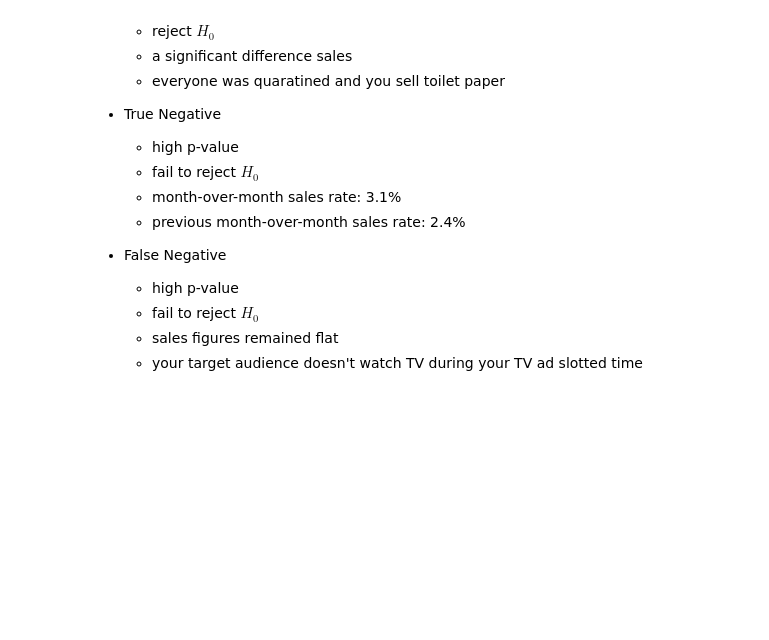
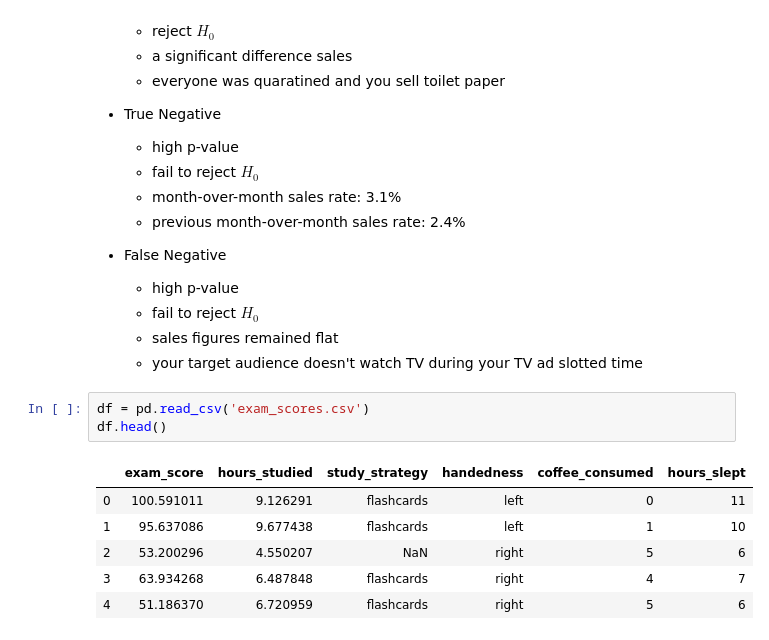
Before and after one commit to chasethompson/statistics_exercises, a Jupyter notebook: hypothesis_testing.ipynb, the cells around one changed output. Drawn from its saved outputs; the diff is of its cells as text; blank space fills up the shorter version.

```diff
--- a/hypothesis_testing.ipynb
+++ b/hypothesis_testing.ipynb
@@ -211,3 +212,13 @@ promo code per ad
     - fail to reject $H_0$
     - sales figures remained flat
     - your target audience doesn't watch TV during your TV ad slotted time
+# %%
+df = pd.read_csv('exam_scores.csv')
+df.head()
+# %% [output]
+|  | exam_score | hours_studied | study_strategy | handedness | coffee_consumed | hours_slept |
+| 0 | 100.591011 | 9.126291 | flashcards | left | 0 | 11 |
+| 1 | 95.637086 | 9.677438 | flashcards | left | 1 | 10 |
+| 2 | 53.200296 | 4.550207 | NaN | right | 5 | 6 |
+| 3 | 63.934268 | 6.487848 | flashcards | right | 4 | 7 |
+| 4 | 51.186370 | 6.720959 | flashcards | right | 5 | 6 |
```
Also changed, not shown: parts of 22 cells of this notebook.
